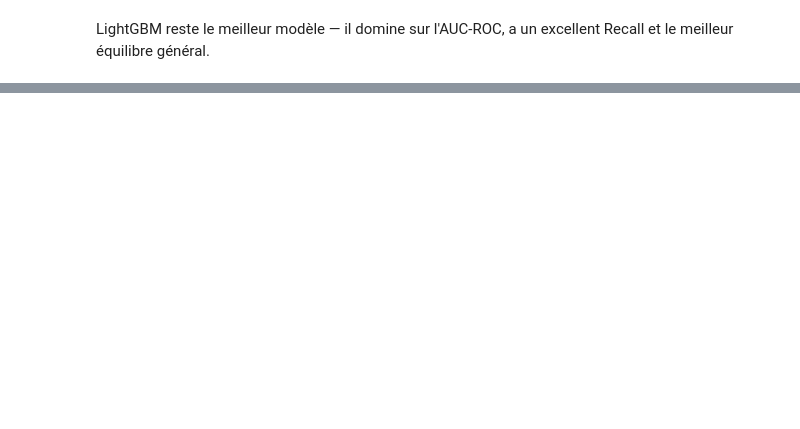
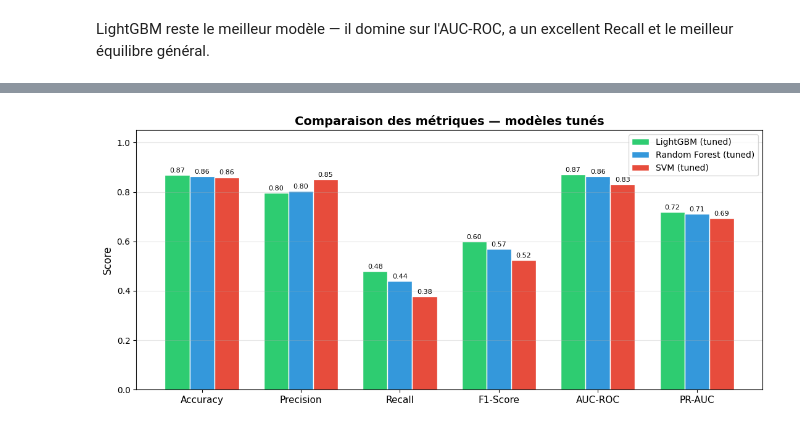
Before and after one commit to EddieZIDA/churn-prediction, a Jupyter notebook: notebooks/03_modeling.ipynb, the cells around one changed output, grey strips where cells are left out. Saved outputs shown, nothing was run; the diff lists cells and outputs as text; code cells hidden in the pictures; blank space fills up the shorter version.

```diff
--- a/notebooks/03_modeling.ipynb
+++ b/notebooks/03_modeling.ipynb
@@ -596,0 +686,28 @@ print(f" Chemin : {model_dir.resolve()}")
+# %%
+# Comparaison des métriques des 3 modèles tunés (valeurs calculées,
+# jamais recopiées à la main : elles suivent automatiquement un réentraînement)
+metriques = ['Accuracy', 'Precision', 'Recall', 'F1-Score', 'AUC-ROC', 'PR-AUC']
+x = np.arange(len(metriques))
+largeur = 0.25
+couleurs = ['#2ecc71', '#3498db', '#e74c3c']
+
+fig, ax = plt.subplots(figsize=(11, 5))
+for k, (_, ligne) in enumerate(tuned_df.iterrows()):
+    valeurs = [ligne[m] for m in metriques]
+    barres = ax.bar(x + (k - 1) * largeur, valeurs, largeur,
+                    label=ligne['Model'], color=couleurs[k], edgecolor='white')
+    for barre in barres:
+        ax.text(barre.get_x() + barre.get_width() / 2, barre.get_height() + 0.005,
+                f'{barre.get_height():.2f}', ha='center', va='bottom', fontsize=8)
+
+ax.set_xticks(x)
+ax.set_xticklabels(metriques, fontsize=11)
+ax.set_ylim(0, 1.05)
+ax.set_ylabel('Score', fontsize=12)
+ax.set_title('Comparaison des métriques — modèles tunés', fontsize=14, fontweight='bold')
+ax.legend(fontsize=10)
+ax.grid(axis='y', alpha=0.3)
+plt.tight_layout()
+plt.show()
+# %% [output]
+[figure, added]
```
Also changed, not shown: parts of 44 cells of this notebook, 4 other files.
